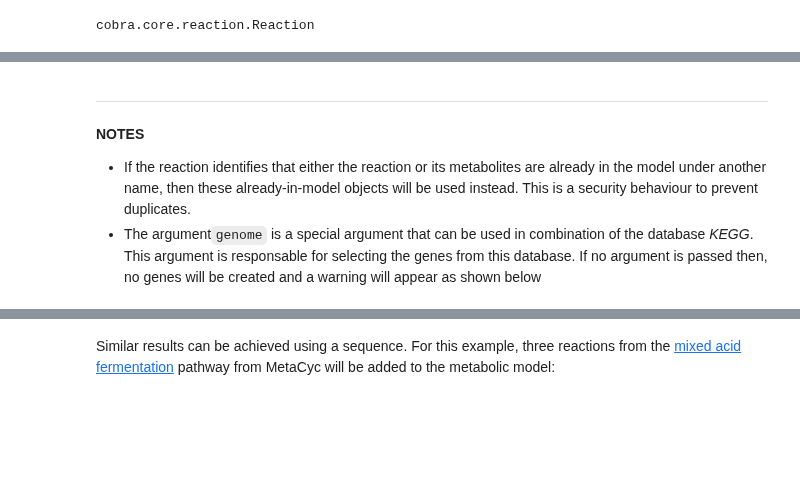
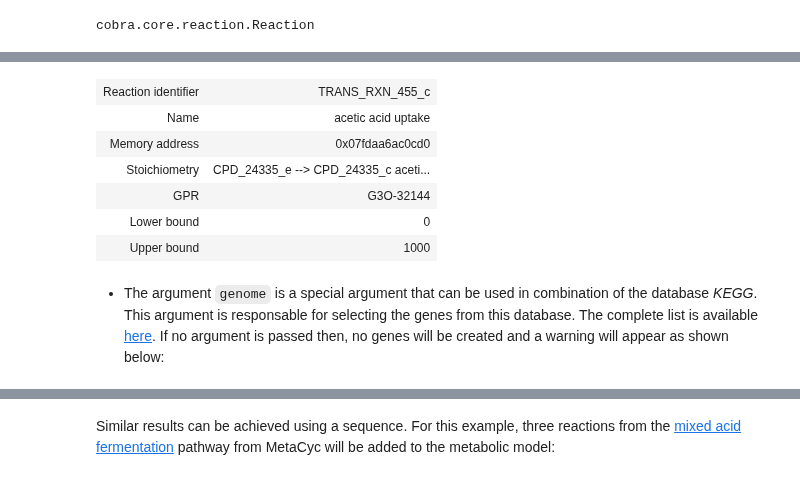
Before and after one commit to Toepfer-Lab/cobramod, a Jupyter notebook: docs/source/how_to.ipynb, the cells around one changed output, grey strips where cells are left out. Cells and saved outputs as stored; diff of their text form; code cells hidden in the pictures; blank space fills up the shorter version.

```diff
--- a/docs/source/how_to.ipynb
+++ b/docs/source/how_to.ipynb
@@ -312,15 +356,29 @@ cobra.core.reaction.Reaction
+# %%
+test_model = textbook_kegg.copy()
+
+add_reactions(
+    model=test_model,
+    obj="TRANS-RXN-455, c",
+    database="YEAST",
+    directory=dir_data,
+)
+# This reaction has
+test_model.reactions.get_by_id("TRANS_RXN_455_c")
+# %% [output]
+| Reaction identifier | TRANS_RXN_455_c |
+| Name | acetic acid uptake |
+| Memory address | 0x07fdaa6ac0cd0 |
+| Stoichiometry | CPD_24335_e --> CPD_24335_c aceti... |
+| GPR | G3O-32144 |
+| Lower bound | 0 |
+| Upper bound | 1000 |
 # %% [markdown]
----
-**NOTES**
-
-- If the reaction identifies that either the reaction or its
-metabolites are already in the model under another name, then these
-already-in-model objects will be used instead. This is a security
-behaviour to prevent duplicates.
-- The argument`genome` is a special argument that can be used in combination
+- The argument `genome` is a special argument that can be used in combination
 of the database *KEGG*. This argument is responsable for selecting the genes
-from this database. If no argument is passed then, no genes will be created and
-a warning will appear as shown below
+from this database. The complete list is available [here](
+https://www.genome.jp/kegg/catalog/org_list.html).
+If no argument is passed then, no genes will be created and
+a warning will appear as shown below:
 # %%
 test_model = textbook_kegg.copy()
 
```
Also changed, not shown: parts of 56 cells of this notebook, 28 other files.
